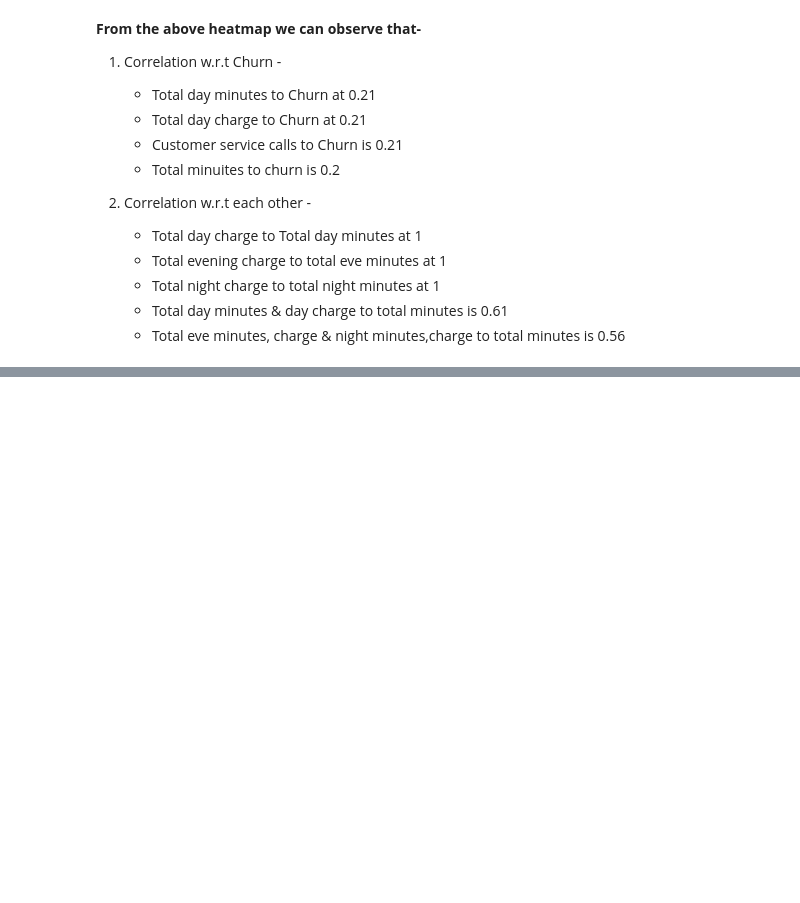
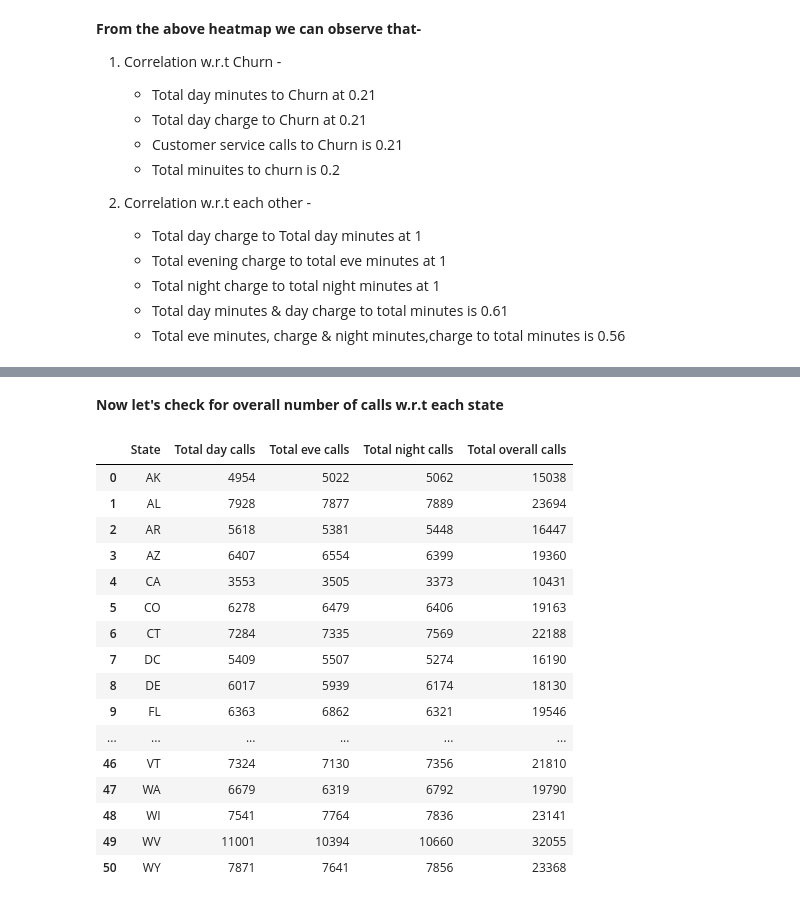
Before and after one commit to DT22179/Telecom-Churn-Analysis, a Jupyter notebook: Telecom_Churn_Analysis_Capstone_Project.ipynb, the cells around one changed output, grey strips where cells are left out. Cells and saved outputs as stored; diff of their text form; code cells hidden in the pictures; blank space fills up the shorter version.

```diff
--- a/Telecom_Churn_Analysis_Capstone_Project.ipynb
+++ b/Telecom_Churn_Analysis_Capstone_Project.ipynb
@@ -609,0 +659,26 @@ plt.show()
+# %% [markdown]
+**Now let's check for overall number of calls w.r.t each state**
+# %%
+tele_df_overall_calls_state = tele_df.groupby('State')[['Total day calls'] + ['Total eve calls'] + ['Total night calls']].sum().reset_index()
+# %%
+tele_df_overall_calls_state['Total overall calls'] = tele_df_overall_calls_state['Total day calls'] + tele_df_overall_calls_state['Total eve calls'] + tele_df_overall_calls_state['Total night calls']
+# %%
+tele_df_overall_calls_state
+# %% [output]
+|  | State | Total day calls | Total eve calls | Total night calls | Total overall calls |
+| 0 | AK | 4954 | 5022 | 5062 | 15038 |
+| 1 | AL | 7928 | 7877 | 7889 | 23694 |
+| 2 | AR | 5618 | 5381 | 5448 | 16447 |
+| 3 | AZ | 6407 | 6554 | 6399 | 19360 |
+| 4 | CA | 3553 | 3505 | 3373 | 10431 |
+| 5 | CO | 6278 | 6479 | 6406 | 19163 |
+| 6 | CT | 7284 | 7335 | 7569 | 22188 |
+| 7 | DC | 5409 | 5507 | 5274 | 16190 |
+| 8 | DE | 6017 | 5939 | 6174 | 18130 |
+| 9 | FL | 6363 | 6862 | 6321 | 19546 |
+| ... | ... | ... | ... | ... | ... |
+| 46 | VT | 7324 | 7130 | 7356 | 21810 |
+| 47 | WA | 6679 | 6319 | 6792 | 19790 |
+| 48 | WI | 7541 | 7764 | 7836 | 23141 |
+| 49 | WV | 11001 | 10394 | 10660 | 32055 |
+| 50 | WY | 7871 | 7641 | 7856 | 23368 |
```
Also changed, not shown: parts of 36 cells of this notebook.
